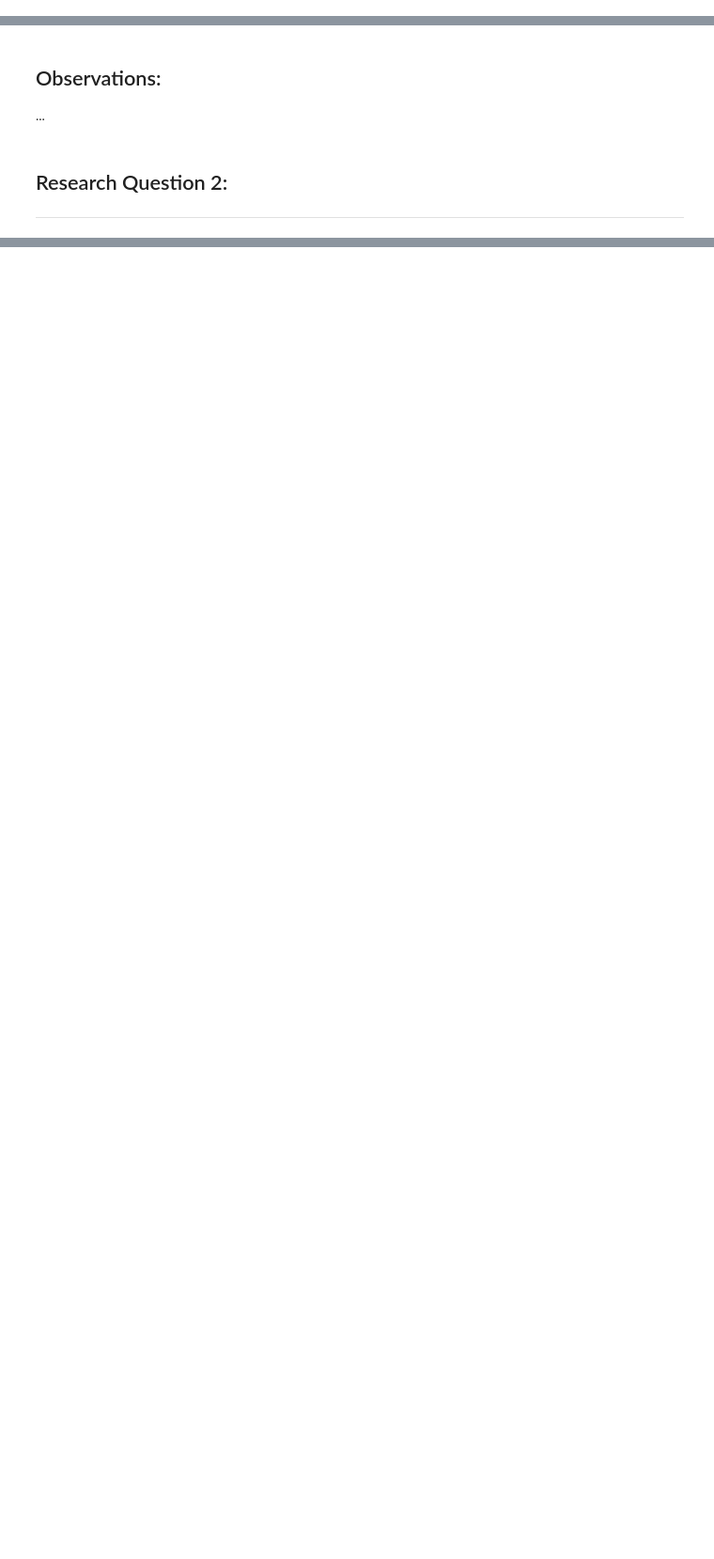
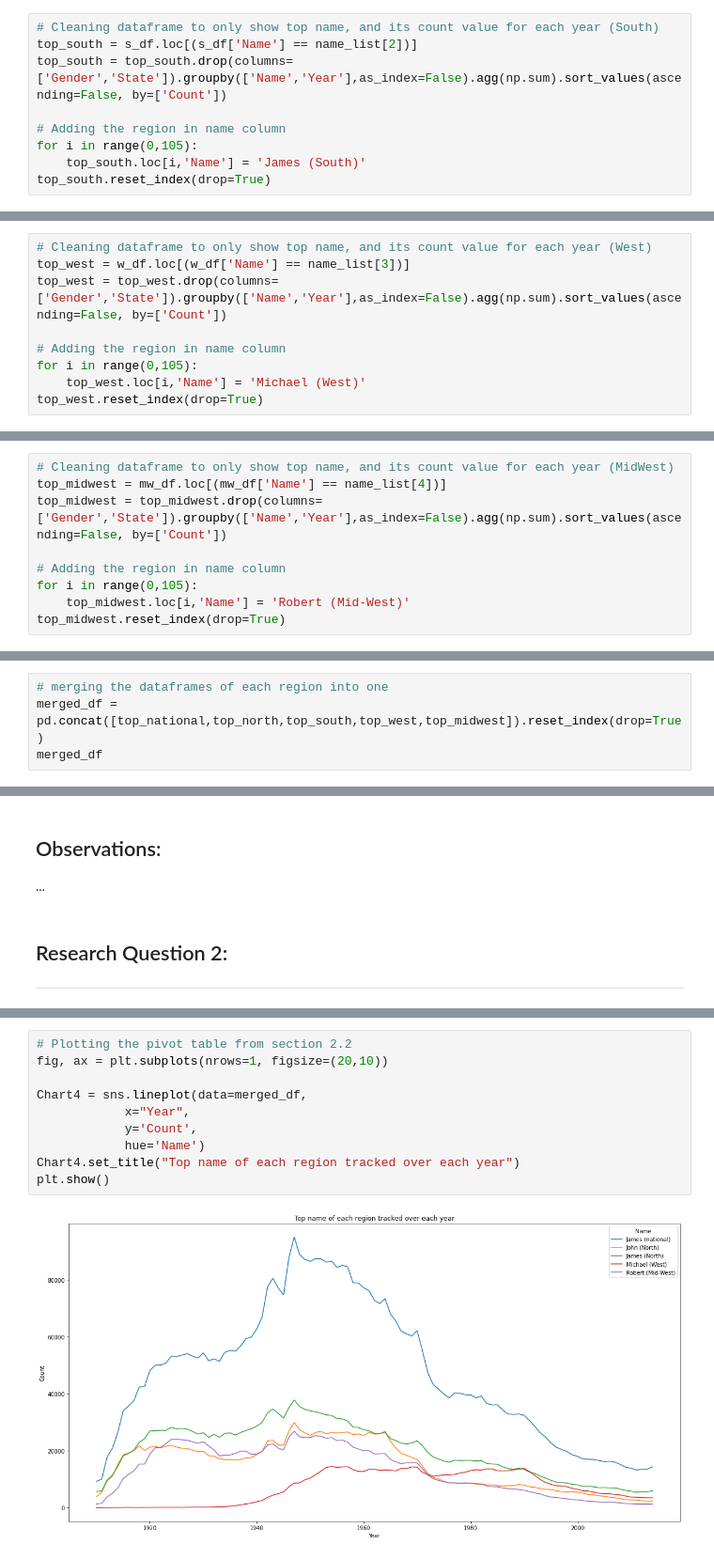
Before and after one commit to data301-2020-winter2/course-project-group_1039, a Jupyter notebook: analysis/submitted/analysis.ipynb, the cells around one changed output, grey strips where cells are left out. Shown at 94% size. Saved outputs shown, nothing was run; the diff lists cells and outputs as text; blank space fills up the shorter version.

Commit message:
Added visualisation 2.1

```diff
--- a/analysis/submitted/analysis.ipynb
+++ b/analysis/submitted/analysis.ipynb
@@ -279,0 +336,9 @@ get_top_in_interval(s_df, begin=2000, stop=2014)
+# %%
+# Cleaning dataframe to only show top name, and its count value for each year (South)
+top_south = s_df.loc[(s_df['Name'] == name_list[2])]
+top_south = top_south.drop(columns=['Gender','State']).groupby(['Name','Year'],as_index=False).agg(np.sum).sort_values(ascending=False, by=['Count'])
+
+# Adding the region in name column
+for i in range(0,105):
+    top_south.loc[i,'Name'] = 'James (South)'
+top_south.reset_index(drop=True)
@@ -279,0 +359,9 @@ get_top_in_interval(s_df, begin=2000, stop=2014)
+# %%
+# Cleaning dataframe to only show top name, and its count value for each year (West)
+top_west = w_df.loc[(w_df['Name'] == name_list[3])]
+top_west = top_west.drop(columns=['Gender','State']).groupby(['Name','Year'],as_index=False).agg(np.sum).sort_values(ascending=False, by=['Count'])
+
+# Adding the region in name column
+for i in range(0,105):
+    top_west.loc[i,'Name'] = 'Michael (West)'
+top_west.reset_index(drop=True)
@@ -279,0 +382,9 @@ get_top_in_interval(s_df, begin=2000, stop=2014)
+# %%
+# Cleaning dataframe to only show top name, and its count value for each year (MidWest)
+top_midwest = mw_df.loc[(mw_df['Name'] == name_list[4])]
+top_midwest = top_midwest.drop(columns=['Gender','State']).groupby(['Name','Year'],as_index=False).agg(np.sum).sort_values(ascending=False, by=['Count'])
+
+# Adding the region in name column
+for i in range(0,105):
+    top_midwest.loc[i,'Name'] = 'Robert (Mid-West)'
+top_midwest.reset_index(drop=True)
@@ -279,0 +405,4 @@ get_top_in_interval(s_df, begin=2000, stop=2014)
+# %%
+# merging the dataframes of each region into one
+merged_df = pd.concat([top_national,top_north,top_south,top_west,top_midwest]).reset_index(drop=True)
+merged_df
@@ -470,0 +616,12 @@ plt.show()
+# %%
+# Plotting the pivot table from section 2.2
+fig, ax = plt.subplots(nrows=1, figsize=(20,10))
+
+Chart4 = sns.lineplot(data=merged_df,
+            x="Year",
+            y='Count',
+            hue='Name')
+Chart4.set_title("Top name of each region tracked over each year")
+plt.show()
+# %% [output]
+[figure, added]
```
Also changed, not shown: parts of 11 cells of this notebook.
